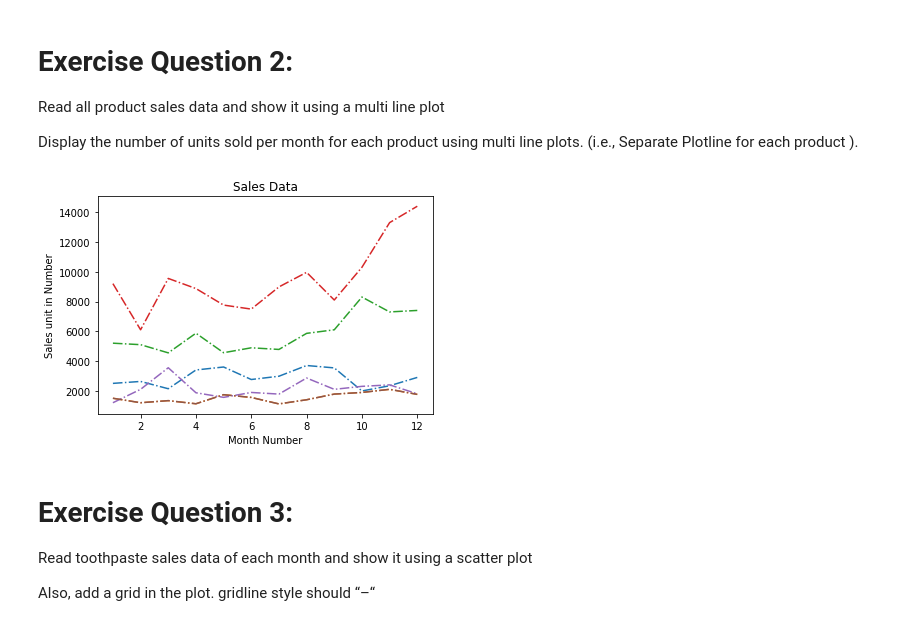
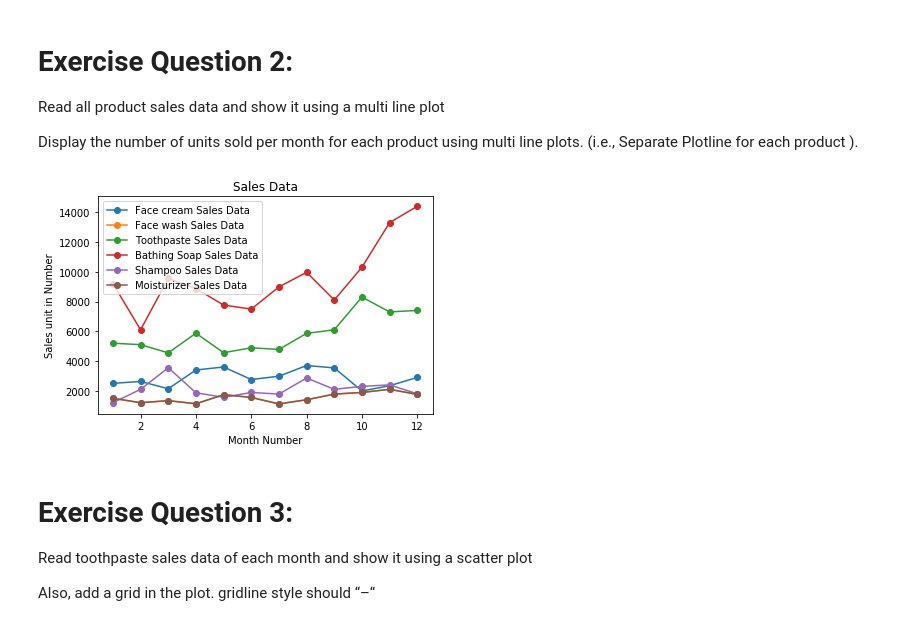
Before and after one commit to Grace2705/She-Code-Africa, a Jupyter notebook: B-Level3.ipynb, the cells around one changed output. Drawn from its saved outputs; the diff is of its cells as text; code cells hidden in the pictures.

```diff
--- a/B-Level3.ipynb
+++ b/B-Level3.ipynb
@@ -323,10 +322,10 @@ X label name = Month Number
 Y label name = Total profit
 # %%
 from matplotlib import pyplot as plt
-data = "company_sales_data.csv"
-df = pd.read_csv(data)
+data1 = "company_sales_data.csv"
+df_plot = pd.read_csv(data1)
 
-df.columns
+df_plot.columns
 # %% [output]
 Index(['month_number', 'facecream', 'facewash', 'toothpaste', 'bathingsoap',
        'shampoo', 'moisturizer', 'total_units', 'total_profit'],
@@ -347,17 +346,29 @@ plt.show()
 Read all product sales data and show it  using a multi line plot
 
 Display the number of units sold per month for each product using multi line plots. (i.e., Separate Plotline for each product ).
-# %%
-products = ['facecream', 'facewash', 'toothpaste', 'bathingsoap', 'shampoo', 'moisturizer']
-x = df['month_number']
-y = df[products]
-plt.plot(x,y, label = products, linestyle = "-.")
-plt.title("Sales Data")
-plt.xlabel("Month Number")
-plt.ylabel("Sales unit in Number")
-plt.show()
-# %% [output]
-[figure, removed]
+# %%
+products = ['facecream', 'facewash', 'toothpaste', 'bathingsoap', 'shampoo', 'moisturizer']
+labels = ['Face cream Sales Data','Face wash Sales Data', 'Toothpaste Sales Data', 'Bathing Soap Sales Data', 'Shampoo Sales Data','Moisturizer Sales Data']
+x = df_plot['month_number']
+y1 = df_plot[products[0]]
+y2 = df_plot[products[1]]
+y3 = df_plot[products[2]]
+y4 = df_plot[products[3]]
+y5 = df_plot[products[4]]
+y6 = df_plot[products[5]]
+plt.plot(x,y1, label = labels[0], marker = 'o')
+plt.plot(x, y2, label = labels[1],marker = 'o')
+plt.plot(x, y3,label = labels[2], marker = 'o')
+plt.plot(x, y4, label = labels[3],marker = 'o')
+plt.plot(x, y5, label = labels[4], marker = 'o')
+plt.plot(x, y6, label = labels[5], marker = 'o')
+plt.title("Sales Data")
+plt.xlabel("Month Number")
+plt.ylabel("Sales unit in Number")
+plt.legend()
+plt.show()
+# %% [output]
+[figure, added]
 # %% [markdown]
 # Exercise Question 3:
 Read toothpaste sales data of each month and show it using a scatter plot
```
Also changed, not shown: parts of 7 cells of this notebook.
